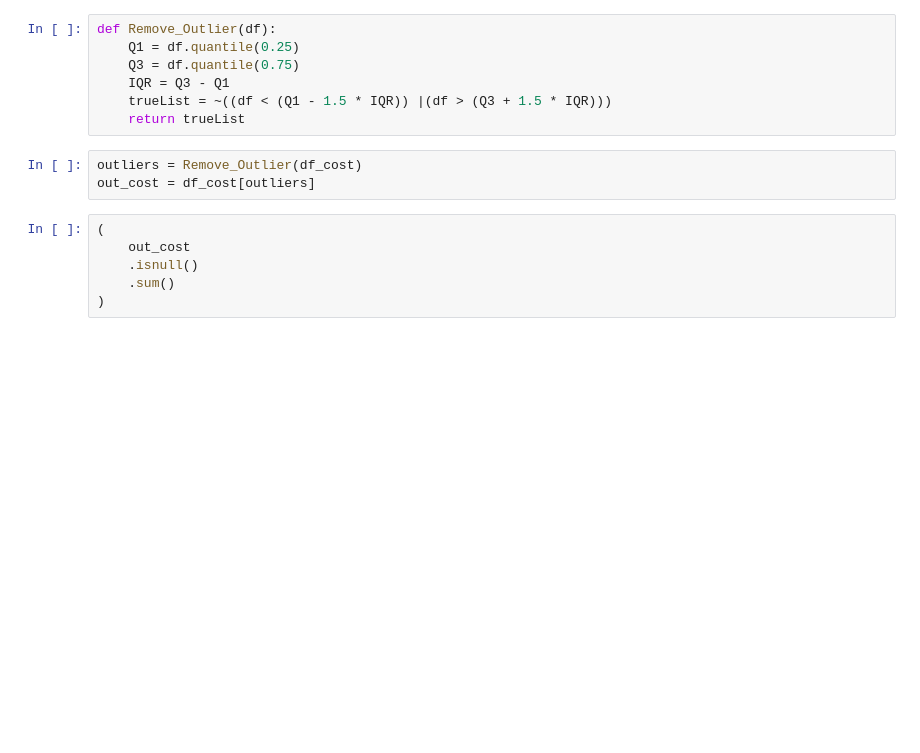
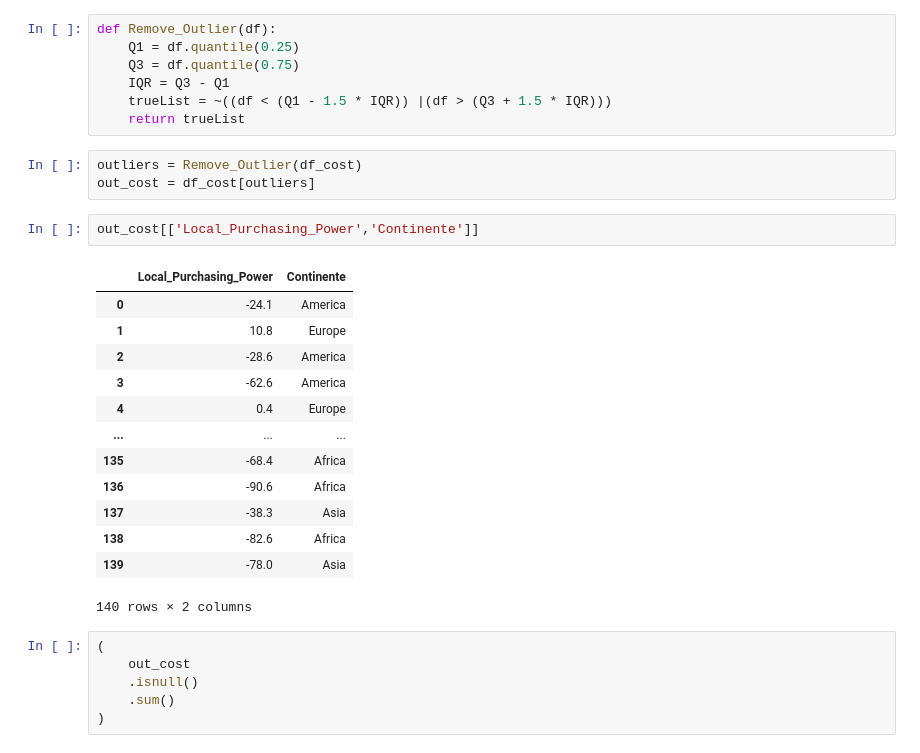
Before and after one commit to EdwLearn/BestCountry, a Jupyter notebook: 2. Cost of Living.ipynb, the cells around one changed output. Saved outputs shown, nothing was run; the diff lists cells and outputs as text; blank space fills up the shorter version.

```diff
--- a/2. Cost of Living.ipynb
+++ b/2. Cost of Living.ipynb
@@ -408,6 +408,22 @@ def Remove_Outlier(df):
 # %%
 outliers = Remove_Outlier(df_cost)
 out_cost = df_cost[outliers]
+# %%
+out_cost[['Local_Purchasing_Power','Continente']]
+# %% [output]
+|  | Local_Purchasing_Power | Continente |
+| 0 | -24.1 | America |
+| 1 | 10.8 | Europe |
+| 2 | -28.6 | America |
+| 3 | -62.6 | America |
+| 4 | 0.4 | Europe |
+| ... | ... | ... |
+| 135 | -68.4 | Africa |
+| 136 | -90.6 | Africa |
+| 137 | -38.3 | Asia |
+| 138 | -82.6 | Africa |
+| 139 | -78.0 | Asia |
+140 rows × 2 columns
 # %%
 (
     out_cost
```
Also changed, not shown: parts of 6 cells of this notebook.
